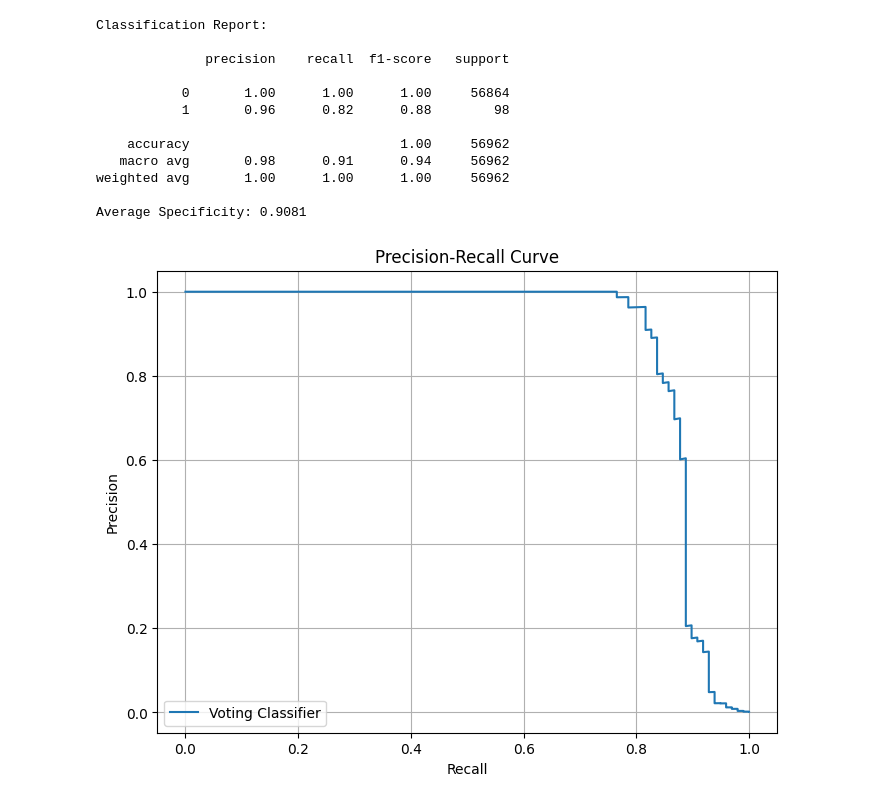
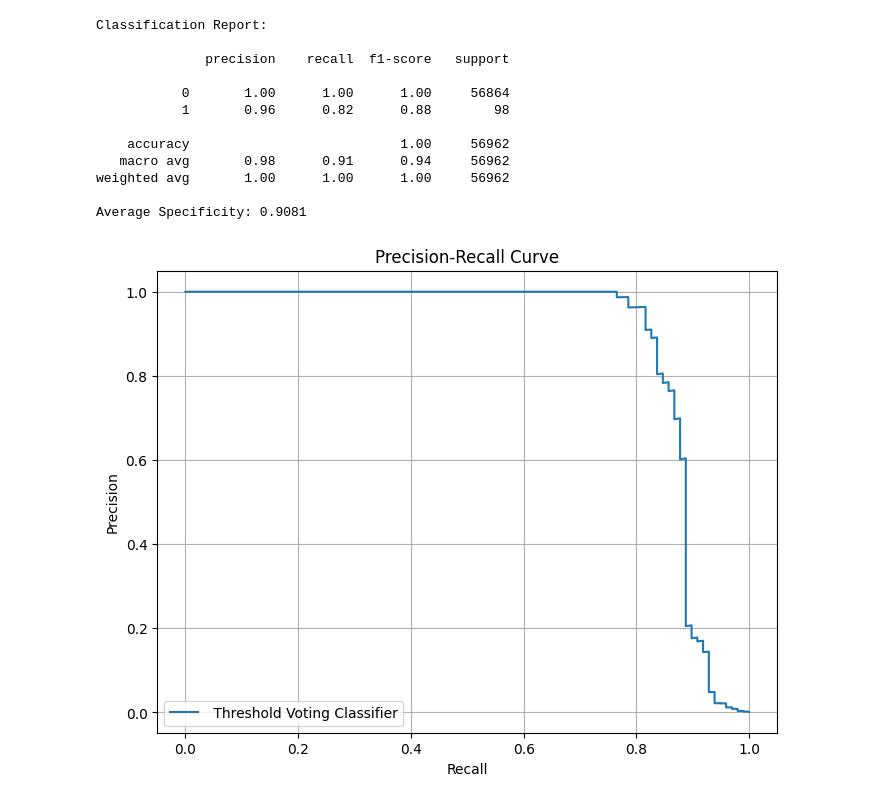
Before and after one commit to Oshgig/FRAUD-DETECTION, a Jupyter notebook: Project_code.ipynb, the cells around one changed output. Drawn from its saved outputs; the diff is of its cells as text; code cells hidden in the pictures.

```diff
--- a/Project_code.ipynb
+++ b/Project_code.ipynb
@@ -785,12 +785,12 @@ Average Specificity: 0.9081
 # %%
 # Plot the precision-recall curve
 plt.figure(figsize=(8, 6))
-plt.plot(recall, precision, label='Voting Classifier')
+plt.plot(recall, precision, label=' Threshold Voting Classifier')
 plt.xlabel('Recall')
 plt.ylabel('Precision')
 plt.title('Precision-Recall Curve')
 plt.legend()
 plt.grid(True)
 plt.show()
 # %% [output]
-[figure, old version]
+[figure, new version]
```
